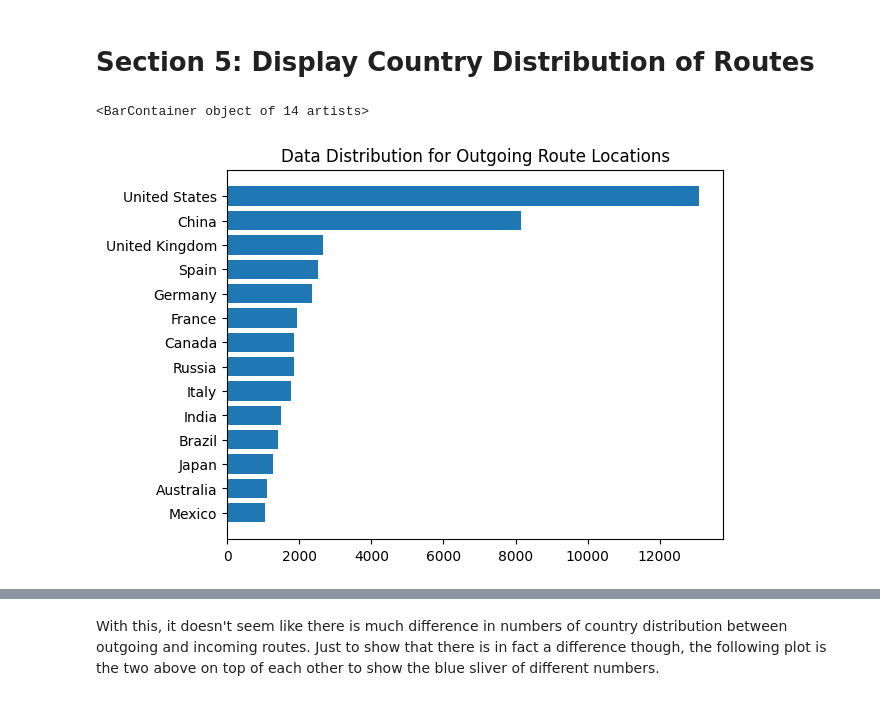
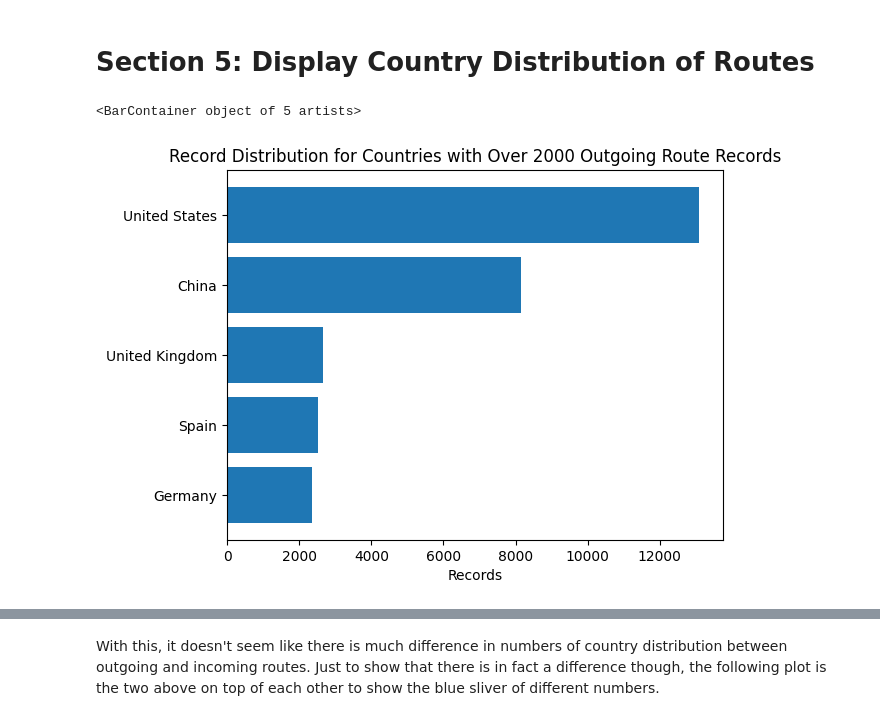
Before and after one commit to GregThomas88/DSCI-2025-D, a Jupyter notebook: EDA/JoellEDA.ipynb, the cells around one changed output, grey strips where cells are left out. Drawn from its saved outputs; the diff is of its cells as text; code cells hidden in the pictures.

```diff
--- a/EDA/JoellEDA.ipynb
+++ b/EDA/JoellEDA.ipynb
@@ -130,24 +153,30 @@ routeLocation = pd.concat([routeCountryIATA, routeCountryICAO])
 # %%
 # Get the count of how many outgoing routes we have data for in each country
 plotDataRouteLocationSRC = routeLocation.groupby('SRC_CTRY').count().reset_index().sort_values(by='AIRLINE', ascending= False)
 
 # Save ranking data for summary section
 summaryTableC = pd.DataFrame({"CTRY": [], "OG_ROUTE_RANK": []})
 index = 0
 rank = 10
 while index != 10:
     summaryTableEntry = pd.DataFrame({"CTRY": [plotDataRouteLocationSRC.iloc[index, 0]], "OG_ROUTE_RANK": [rank]})
     summaryTableC = pd.concat([summaryTableC, summaryTableEntry])
     index += 1
     rank -= 1
 
+EqualOrMore = pd.DataFrame({"RESULT": ["Equal to or More Than 100 Records"], "COUNT": [len(plotDataRouteLocationSRC.loc[plotDataRouteLocationSRC['AIRLINE'] >= 100])]})
+Less = pd.DataFrame({"RESULT": ["Less Than 100 Records"], "COUNT": [len(plotDataRouteLocationSRC.loc[plotDataRouteLocationSRC['AIRLINE'] < 100])]})
+
+plotOfCountries = pd.concat([EqualOrMore, Less])
+
 # Filter out countries that have less data for graph readability.
-plotDataRouteLocationSRC = plotDataRouteLocationSRC.loc[plotDataRouteLocationSRC['AIRLINE'] > 1000]
+plotDataRouteLocationSRC = plotDataRouteLocationSRC.loc[plotDataRouteLocationSRC['AIRLINE'] > 2000]
 plotDataRouteLocationSRC = plotDataRouteLocationSRC.sort_values(by='AIRLINE', ascending= True)
 
 # Plot results
-plt.title('Data Distribution for Outgoing Route Locations')
+plt.title('Record Distribution for Countries with Over 2000 Outgoing Route Records')
+plt.xlabel('Records')
 plt.barh(plotDataRouteLocationSRC.SRC_CTRY, plotDataRouteLocationSRC.AIRLINE)
 # %% [output]
-<BarContainer object of 14 artists>
+<BarContainer object of 5 artists>
-[figure, old version]
+[figure, new version]
```
Also changed, not shown: parts of 7 cells of this notebook.
